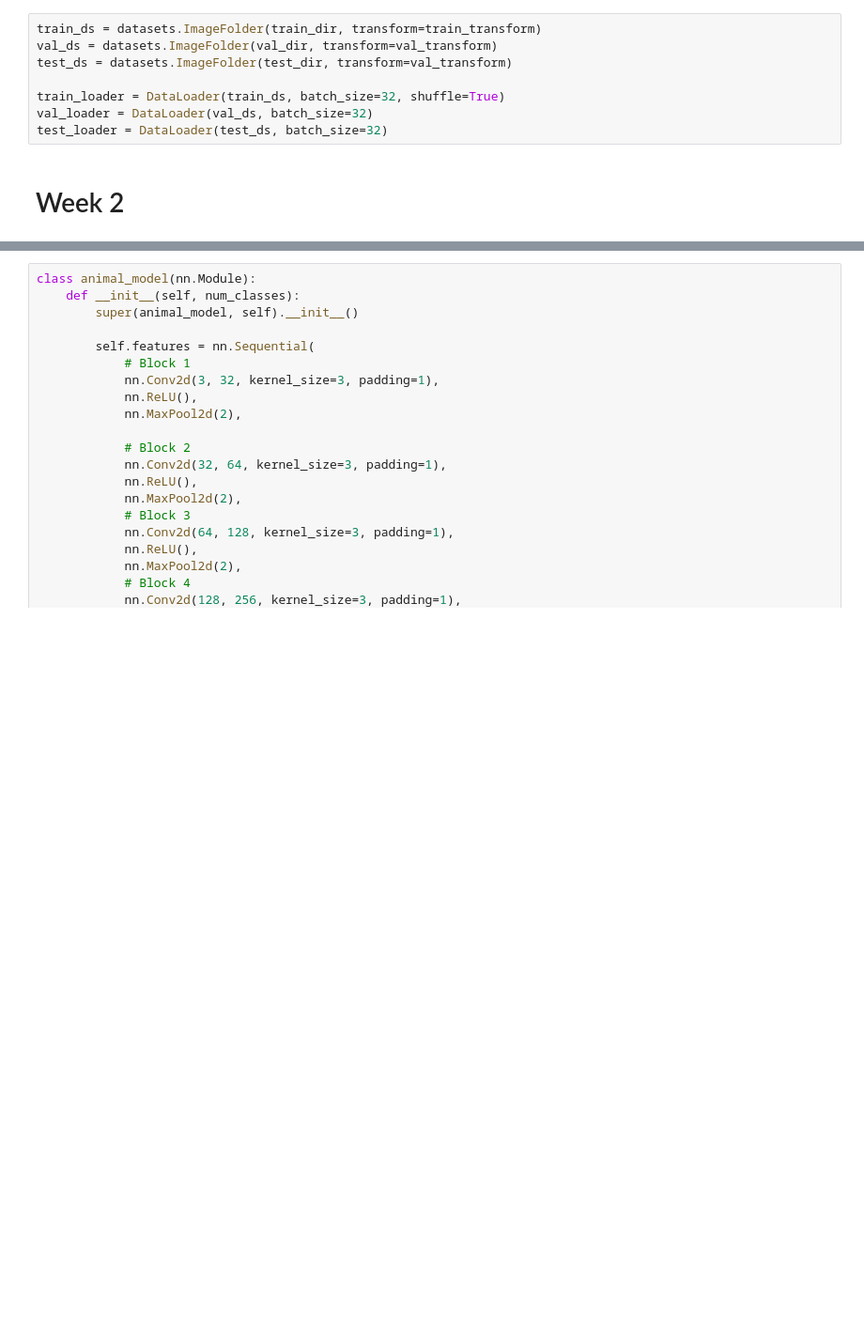
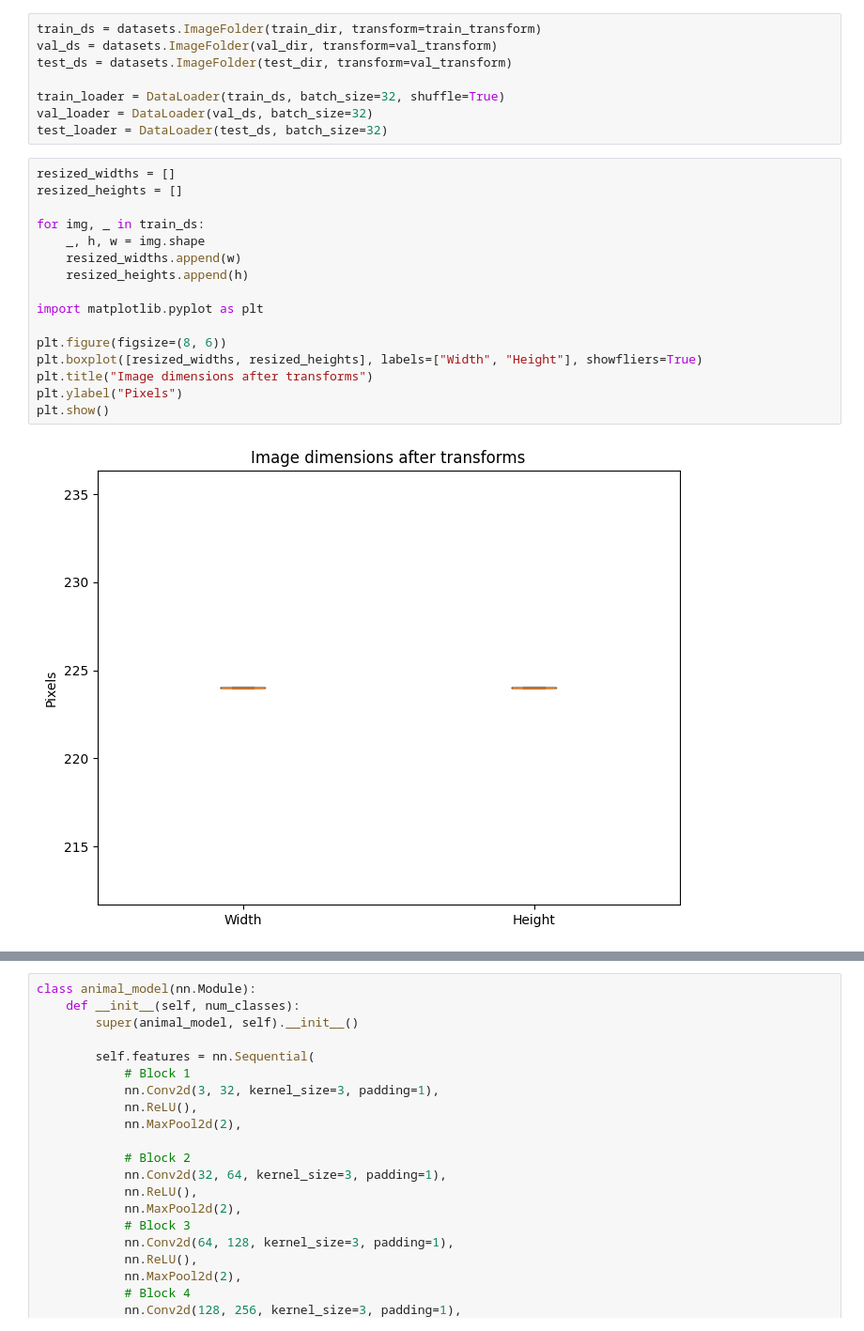
Before and after one commit to alisapodolska/ZNEUS2, a Jupyter notebook: animal_classification.ipynb, the cells around one changed output, grey strips where cells are left out. Shown at 94% size. Drawn from its saved outputs; the diff is of its cells as text; blank space fills up the shorter version.

```diff
--- a/animal_classification.ipynb
+++ b/animal_classification.ipynb
@@ -203,5 +258,21 @@ test_ds = datasets.ImageFolder(test_dir, transform=val_transform)
 train_loader = DataLoader(train_ds, batch_size=32, shuffle=True)
 val_loader = DataLoader(val_ds, batch_size=32)
 test_loader = DataLoader(test_ds, batch_size=32)
-# %% [markdown]
-# Week 2
+# %%
+resized_widths = []
+resized_heights = []
+
+for img, _ in train_ds:
+    _, h, w = img.shape
+    resized_widths.append(w)
+    resized_heights.append(h)
+
+import matplotlib.pyplot as plt
+
+plt.figure(figsize=(8, 6))
+plt.boxplot([resized_widths, resized_heights], labels=["Width", "Height"], showfliers=True)
+plt.title("Image dimensions after transforms")
+plt.ylabel("Pixels")
+plt.show()
+# %% [output]
+[figure, added]
```
Also changed, not shown: parts of 52 cells of this notebook.
